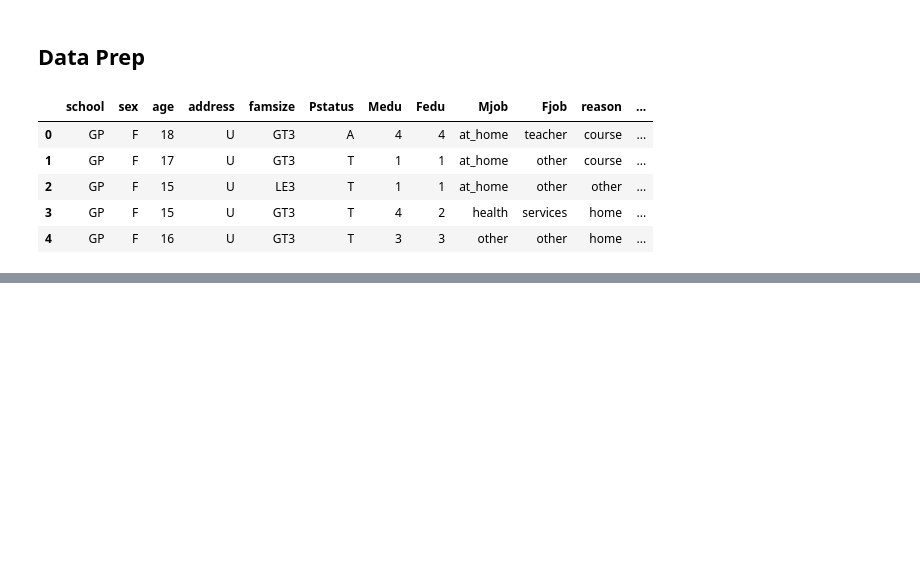
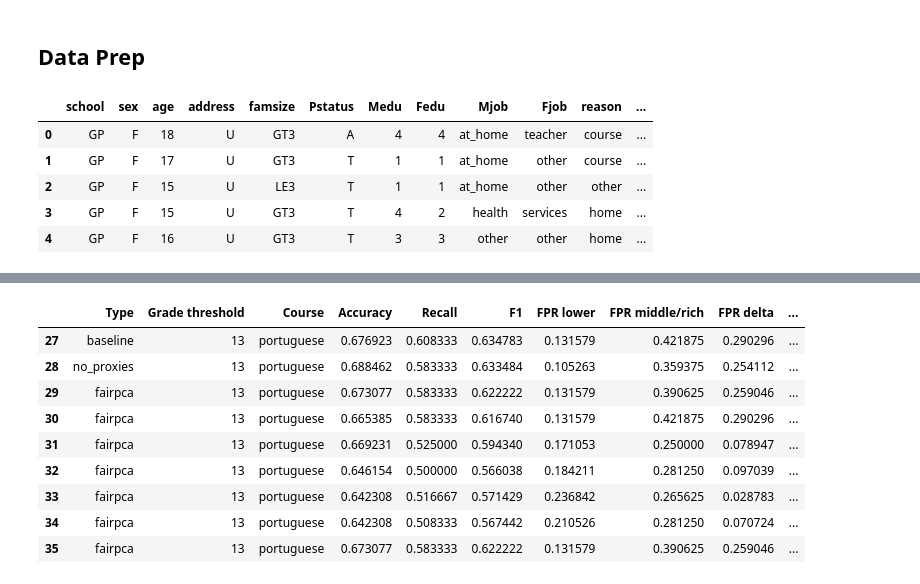
Before and after one commit to CasperAntonPoulsen/AlgoFainessExam, a Jupyter notebook: src/FairPCA.ipynb, the cells around one changed output, grey strips where cells are left out. Saved outputs shown, nothing was run; the diff lists cells and outputs as text; code cells hidden in the pictures; blank space fills up the shorter version.

```diff
--- a/src/FairPCA.ipynb
+++ b/src/FairPCA.ipynb
@@ -621,0 +672,13 @@ with open(file_path.absolute(), "wb") as file:
+# %%
+df_results[(df_results["Grade threshold"] == 13) & (df_results["Course"]=="portuguese")]
+# %% [output]
+|  | Type | Grade threshold | Course | Accuracy | Recall | F1 | FPR lower | FPR middle/rich | FPR delta | ... |
+| 27 | baseline | 13 | portuguese | 0.676923 | 0.608333 | 0.634783 | 0.131579 | 0.421875 | 0.290296 | ... |
+| 28 | no_proxies | 13 | portuguese | 0.688462 | 0.583333 | 0.633484 | 0.105263 | 0.359375 | 0.254112 | ... |
+| 29 | fairpca | 13 | portuguese | 0.673077 | 0.583333 | 0.622222 | 0.131579 | 0.390625 | 0.259046 | ... |
+| 30 | fairpca | 13 | portuguese | 0.665385 | 0.583333 | 0.616740 | 0.131579 | 0.421875 | 0.290296 | ... |
+| 31 | fairpca | 13 | portuguese | 0.669231 | 0.525000 | 0.594340 | 0.171053 | 0.250000 | 0.078947 | ... |
+| 32 | fairpca | 13 | portuguese | 0.646154 | 0.500000 | 0.566038 | 0.184211 | 0.281250 | 0.097039 | ... |
+| 33 | fairpca | 13 | portuguese | 0.642308 | 0.516667 | 0.571429 | 0.236842 | 0.265625 | 0.028783 | ... |
+| 34 | fairpca | 13 | portuguese | 0.642308 | 0.508333 | 0.567442 | 0.210526 | 0.281250 | 0.070724 | ... |
+| 35 | fairpca | 13 | portuguese | 0.673077 | 0.583333 | 0.622222 | 0.131579 | 0.390625 | 0.259046 | ... |
```
Also changed, not shown: parts of 9 cells of this notebook, 1 other file.
